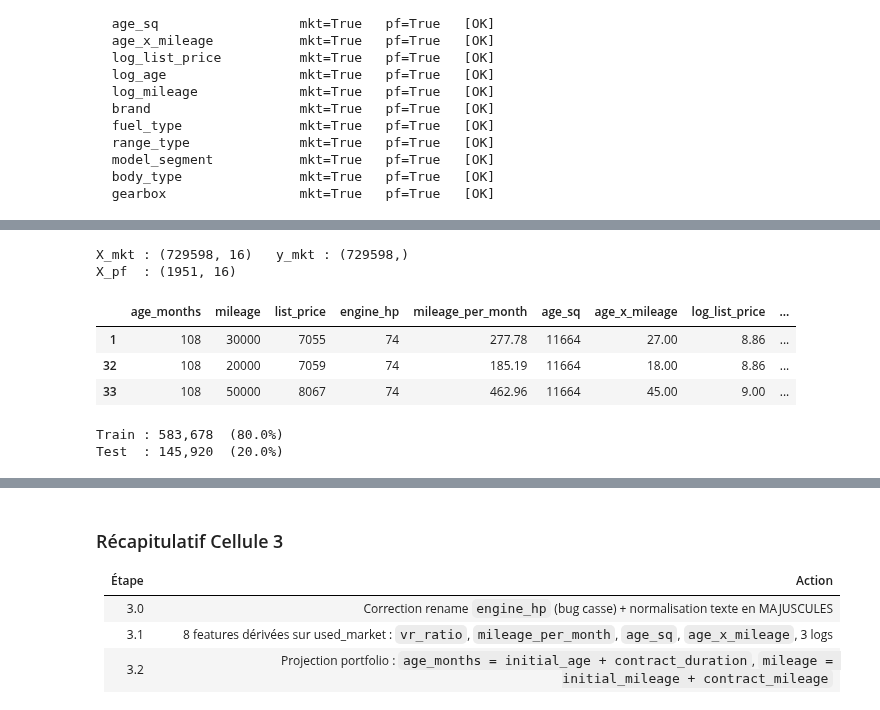
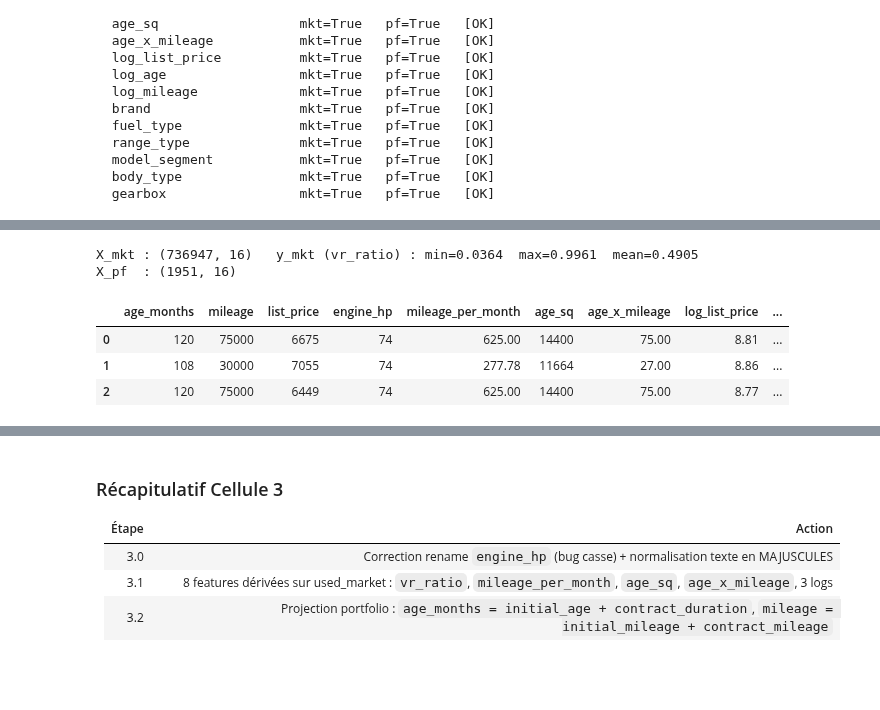
Before and after one commit to Poreck20/Pr-diction-Valeur-R-siduelle-, a Jupyter notebook: notebook.ipynb, the cells around one changed output, grey strips where cells are left out. Saved outputs shown, nothing was run; the diff lists cells and outputs as text; code cells hidden in the pictures; blank space fills up the shorter version.

```diff
--- a/notebook.ipynb
+++ b/notebook.ipynb
@@ -915,45 +929,34 @@ Aucun NaN residuel dans mkt_train.
 # %%
-# ── 3.8 Encodage des catégorielles (OrdinalEncoder pour GB, OneHot pour Ridge) ─
+# 3.8 Encodage : OrdinalEncoder (XGBoost) + raw strings (CatBoost)
 from sklearn.preprocessing import OrdinalEncoder
 
 cat_avail = [c for c in CAT_FEATURES if c in mkt_train.columns]
-
-oe = OrdinalEncoder(handle_unknown='use_encoded_value', unknown_value=-1)
+oe = OrdinalEncoder(handle_unknown="use_encoded_value", unknown_value=-1)
 oe.fit(mkt_train[cat_avail])
 
-# Dataset Gradient Boosting (ordinal)
+# Dataset XGBoost (ordinal encoding)
 X_mkt = mkt_train[NUM_FEATURES + cat_avail].copy()
 X_mkt[cat_avail] = oe.transform(X_mkt[cat_avail])
-y_mkt = mkt_train['sale_price'].values
 
-# Portfolio encodé
+# Target : vr_ratio
+y_mkt = mkt_train["vr_ratio"].values
+
+# Dataset CatBoost (categories en string)
+X_mkt_cat = mkt_train[NUM_FEATURES + cat_avail].copy()
+
+# Portfolio encode
 cat_pf_avail = [c for c in cat_avail if c in pf_enriched.columns]
-X_pf = pf_enriched[NUM_FEATURES + cat_pf_avail].copy()
+X_pf     = pf_enriched[NUM_FEATURES + cat_pf_avail].copy()
 X_pf[cat_pf_avail] = oe.transform(pf_enriched[cat_pf_avail])
+X_pf_cat = pf_enriched[NUM_FEATURES + cat_pf_avail].copy()
 
-print(f'X_mkt : {X_mkt.shape}   y_mkt : {y_mkt.shape}')
+print(f'X_mkt : {X_mkt.shape}   y_mkt (vr_ratio) : min={y_mkt.min():.4f}  max={y_mkt.max():.4f}  mean={y_mkt.mean():.4f}')
 print(f'X_pf  : {X_pf.shape}')
 display(X_mkt.head(3))
 # %% [output]
-X_mkt : (729598, 16)   y_mkt : (729598,)
+X_mkt : (736947, 16)   y_mkt (vr_ratio) : min=0.0364  max=0.9961  mean=0.4905
 X_pf  : (1951, 16)
 |  | age_months | mileage | list_price | engine_hp | mileage_per_month | age_sq | age_x_mileage | log_list_price | ... |
+| 0 | 120 | 75000 | 6675 | 74 | 625.00 | 14400 | 75.00 | 8.81 | ... |
 | 1 | 108 | 30000 | 7055 | 74 | 277.78 | 11664 | 27.00 | 8.86 | ... |
-| 32 | 108 | 20000 | 7059 | 74 | 185.19 | 11664 | 18.00 | 8.86 | ... |
-| 33 | 108 | 50000 | 8067 | 74 | 462.96 | 11664 | 45.00 | 9.00 | ... |
+| 2 | 120 | 75000 | 6449 | 74 | 625.00 | 14400 | 75.00 | 8.77 | ... |
-# %%
-# ── 3.9 Train / Test split (80/20 stratifié sur fuel_type) ───────────────────
-from sklearn.model_selection import train_test_split
-
-X_train, X_test, y_train, y_test = train_test_split(
-    X_mkt, y_mkt,
-    test_size=0.20,
-    random_state=42,
-    stratify=mkt_train['fuel_type'].values
-)
-
-print(f'Train : {X_train.shape[0]:,}  ({X_train.shape[0]/len(X_mkt)*100:.1f}%)')
-print(f'Test  : {X_test.shape[0]:,}  ({X_test.shape[0]/len(X_mkt)*100:.1f}%)')
-# %% [output]
-Train : 583,678  (80.0%)
-Test  : 145,920  (20.0%)
```
Also changed, not shown: parts of 45 cells of this notebook, 12 other files.
